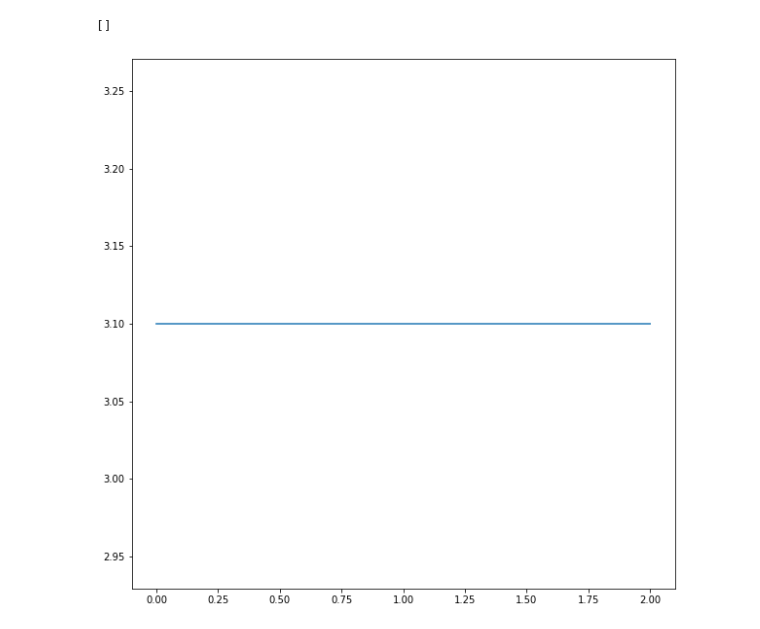
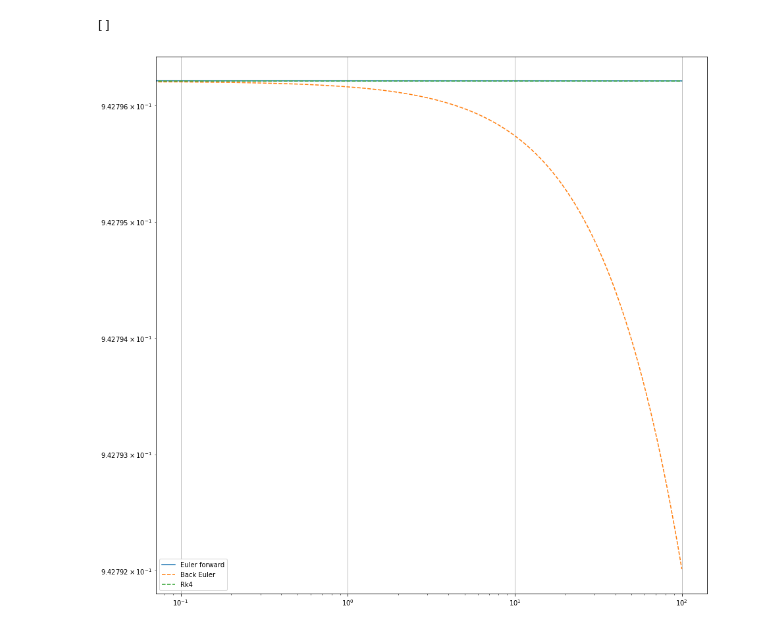
Before and after one commit to axeltib/mercury_orbit, a Jupyter notebook: run_sims.ipynb, the cells around one changed output. Drawn from its saved outputs; the diff is of its cells as text; code cells hidden in the pictures.

```diff
--- a/run_sims.ipynb
+++ b/run_sims.ipynb
@@ -36,11 +10,0 @@ y_array = r_array * np.sin(phi_array)
-# %%
-fig, ax = plt.subplots(1,1, figsize=(10,10))
-
-i = -1
-#plt.plot(t_array, r_array)
-ax.plot(t_array, r_array)
-
-plt.plot()
-# %% [output]
-[]
-[figure, removed]
@@ -46,0 +66,24 @@ plt.plot()
+# %%
+eul_f_energy = euler_forward_integrator.get_system_energy()
+eul_b_energy = euler_integrator.get_system_energy()
+rk4_energy = rk4_integrator.get_system_energy()
+# %%
+# Plot the path
+fig, ax = plt.subplots(1,1, figsize=(15,15))
+
+#plt.plot(t_array, r_array)
+#ax.plot(euler_f_x_array, euler_f_y_array, "-", label="Euler forward")
+#ax.plot(euler_x_array, euler_y_array, "--", label="Back Euler")
+#ax.plot(rk4_x_array, rk4_y_array, "--", label="Rk4")
+
+ax.loglog(t_array, eul_f_energy, "-", label="Euler forward")
+ax.loglog(t_array, eul_b_energy, "--", label="Back Euler")
+ax.loglog(t_array, rk4_energy, "--", label="Rk4")
+
+ax.legend()
+ax.grid()
+
+plt.plot()
+# %% [output]
+[]
+[figure, added]
```
Also changed, not shown: parts of 7 cells of this notebook, 34 other files.
